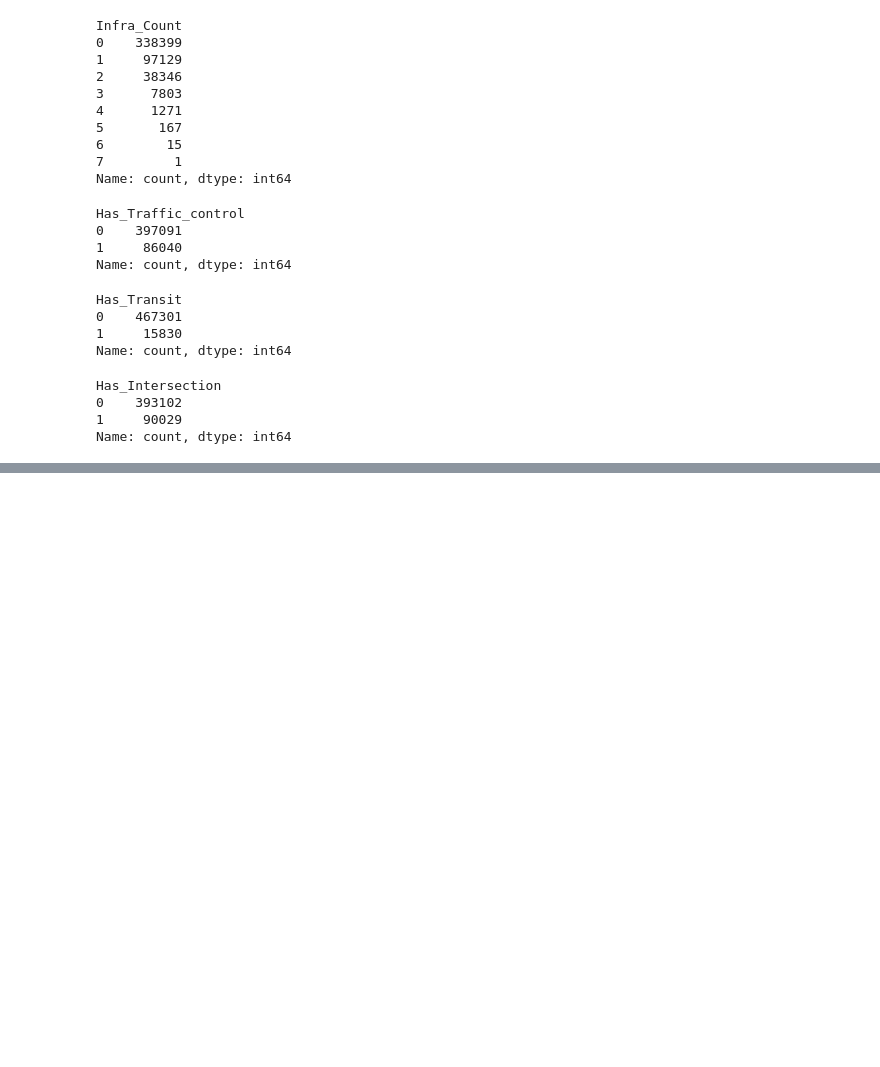
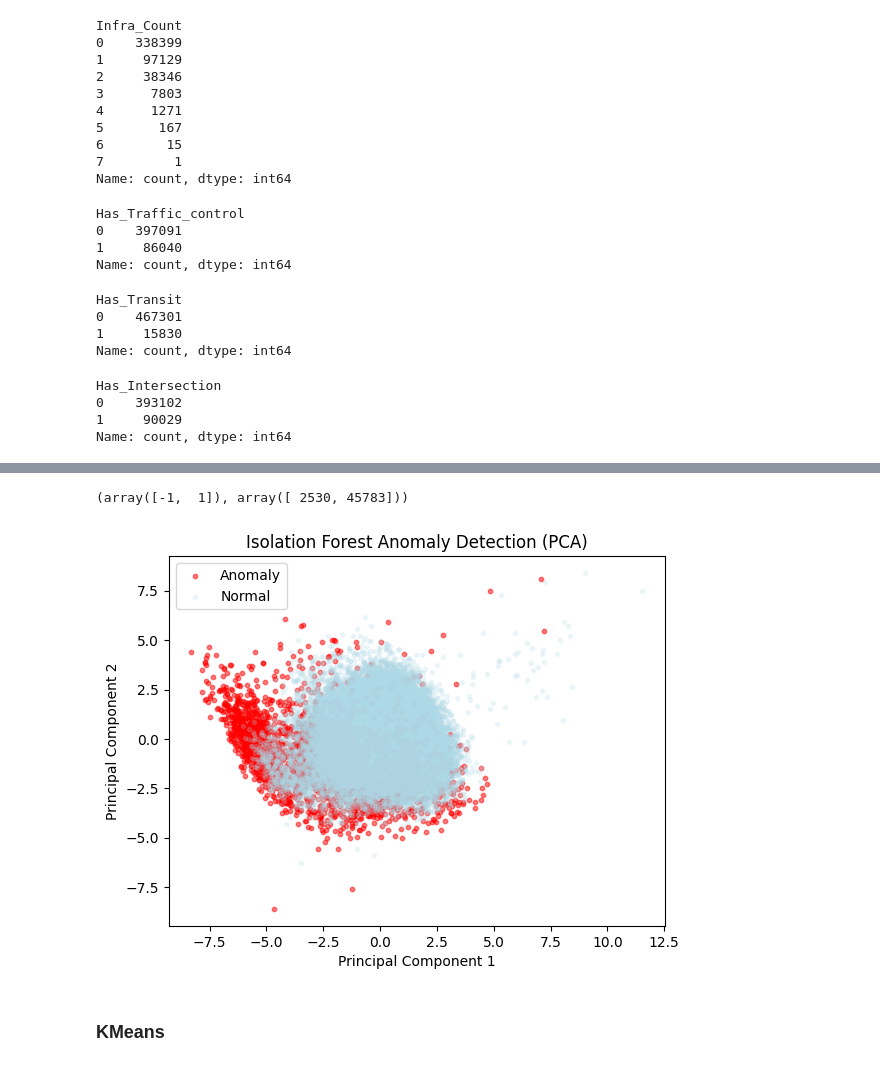
Before and after one commit to XmanJL/rolypoly-in-need4data, a Jupyter notebook: experiments/clustering.ipynb, the cells around one changed output, grey strips where cells are left out. Drawn from its saved outputs; the diff is of its cells as text; code cells hidden in the pictures; blank space fills up the shorter version.

Commit message:
isolation forest model created

```diff
--- a/experiments/clustering.ipynb
+++ b/experiments/clustering.ipynb
@@ -419,2 +455,53 @@ array([ True,  True,  True,  True,  True,  True,  True,  True,  True,
 # %%
 # IsolationForest
+SEED = 67
+# 80% train, 10% validation, 10% test split
+X_train, X_remaining = train_test_split(X_selected_df, test_size=0.2, random_state=SEED)
+X_val, X_test = train_test_split(X_remaining, test_size=0.5, random_state=SEED)
+# Train
+model = IsolationForest(n_estimators=200, contamination=0.05, random_state=SEED)
+model.fit(X_train)
+# Predict on validation set
+train_pred = model.predict(X_train)
+val_pred = model.predict(X_val)
+
+# Evaluation metrics
+# Don't use silhouette score since it treats all outliers as a single cluster, which is not really the case
+# Use Jaccard similarity coefficient to see if model consistently predicts the same outliers on the validation set
+
+# stats
+np.unique(val_pred, return_counts=True)
+# %% [output]
+(array([-1,  1]), array([ 2530, 45783]))
+# %%
+# PCA Analysis for anamaly detection
+
+# Scale features for PCA
+scaler = StandardScaler()
+X_train_scaled = scaler.fit_transform(X_train)
+X_val_scaled = scaler.transform(X_val)
+
+# Reduce to 2 dimensions
+pca = PCA(n_components=2, svd_solver='full', random_state=SEED)
+pca.fit(X_train_scaled)
+X_pca = pca.transform(X_val_scaled)
+
+# Plot Anomalous observations
+plt.scatter(X_pca[val_pred == -1, 0], X_pca[val_pred == -1, 1], c="red",
+    s=10, alpha=0.5, label="Anomaly"
+)
+
+# Plot Normal observations
+plt.scatter(X_pca[val_pred == 1, 0], X_pca[val_pred == 1, 1], c="lightblue", s=8,
+    alpha=0.2, label="Normal"
+)
+
+plt.xlabel("Principal Component 1")
+plt.ylabel("Principal Component 2")
+plt.title("Isolation Forest Anomaly Detection (PCA)")
+plt.legend()
+plt.show()
+# %% [output]
+[figure, added]
+# %% [markdown]
+### KMeans
```
Also changed, not shown: parts of 7 cells of this notebook.
